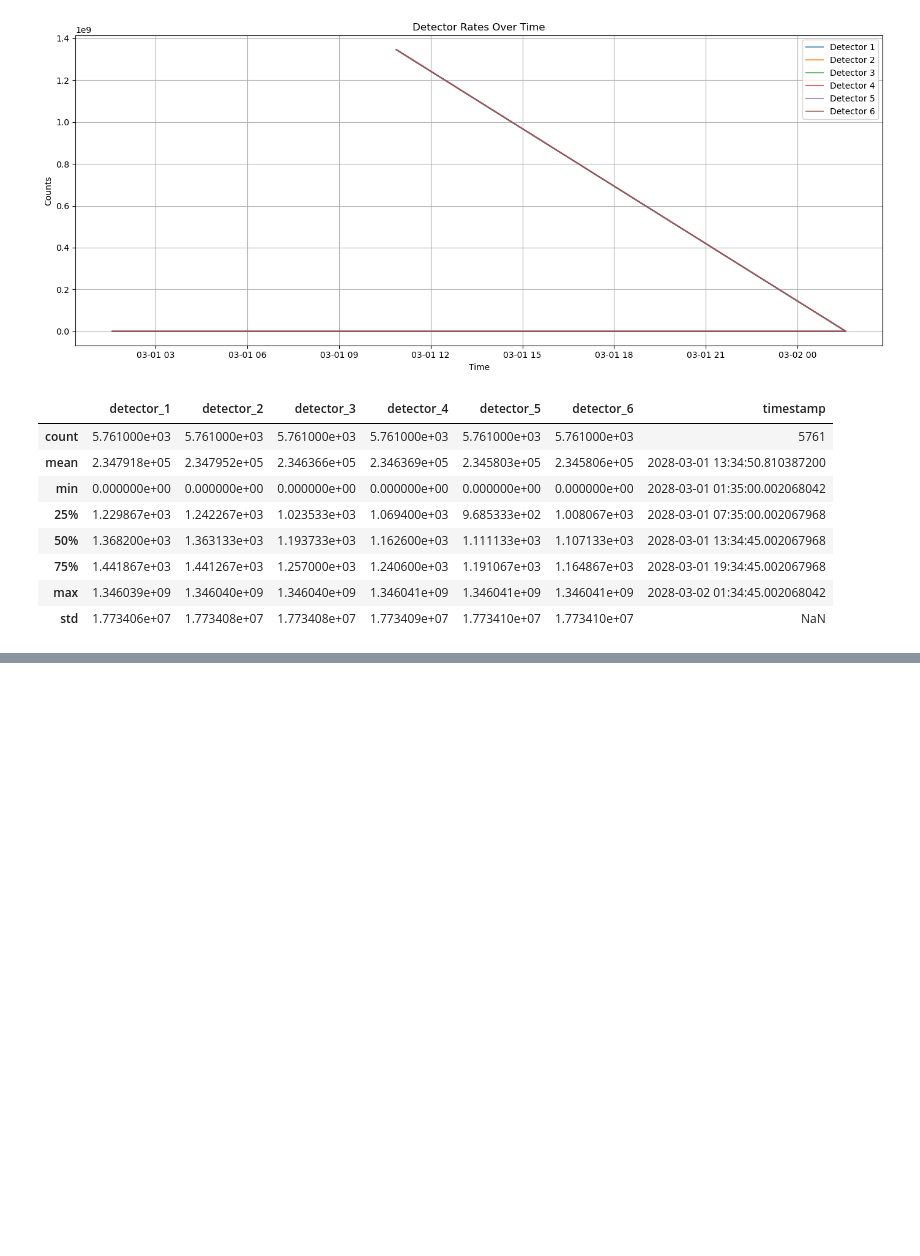
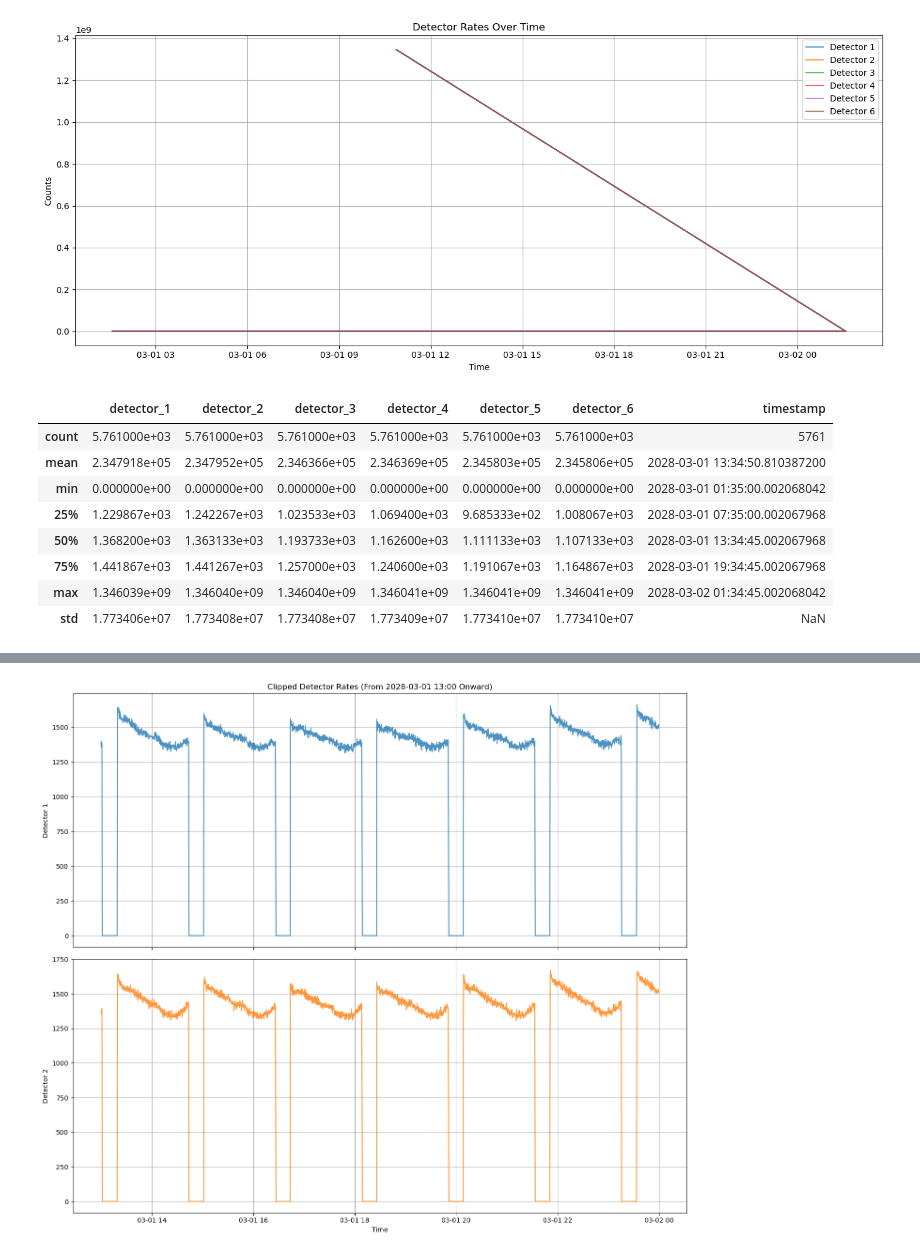
Before and after one commit to ClotanPaul/AI_industry, a Jupyter notebook: Project/Data exploration.ipynb, the cells around one changed output, grey strips where cells are left out. Saved outputs shown, nothing was run; the diff lists cells and outputs as text; code cells hidden in the pictures; blank space fills up the shorter version.

```diff
--- a/Project/Data exploration.ipynb
+++ b/Project/Data exploration.ipynb
@@ -136,0 +174,4 @@ plt.show()
+# %%
+plot_detectors(2)
+# %% [output]
+[figure, added]
```
Also changed, not shown: parts of 7 cells of this notebook.
